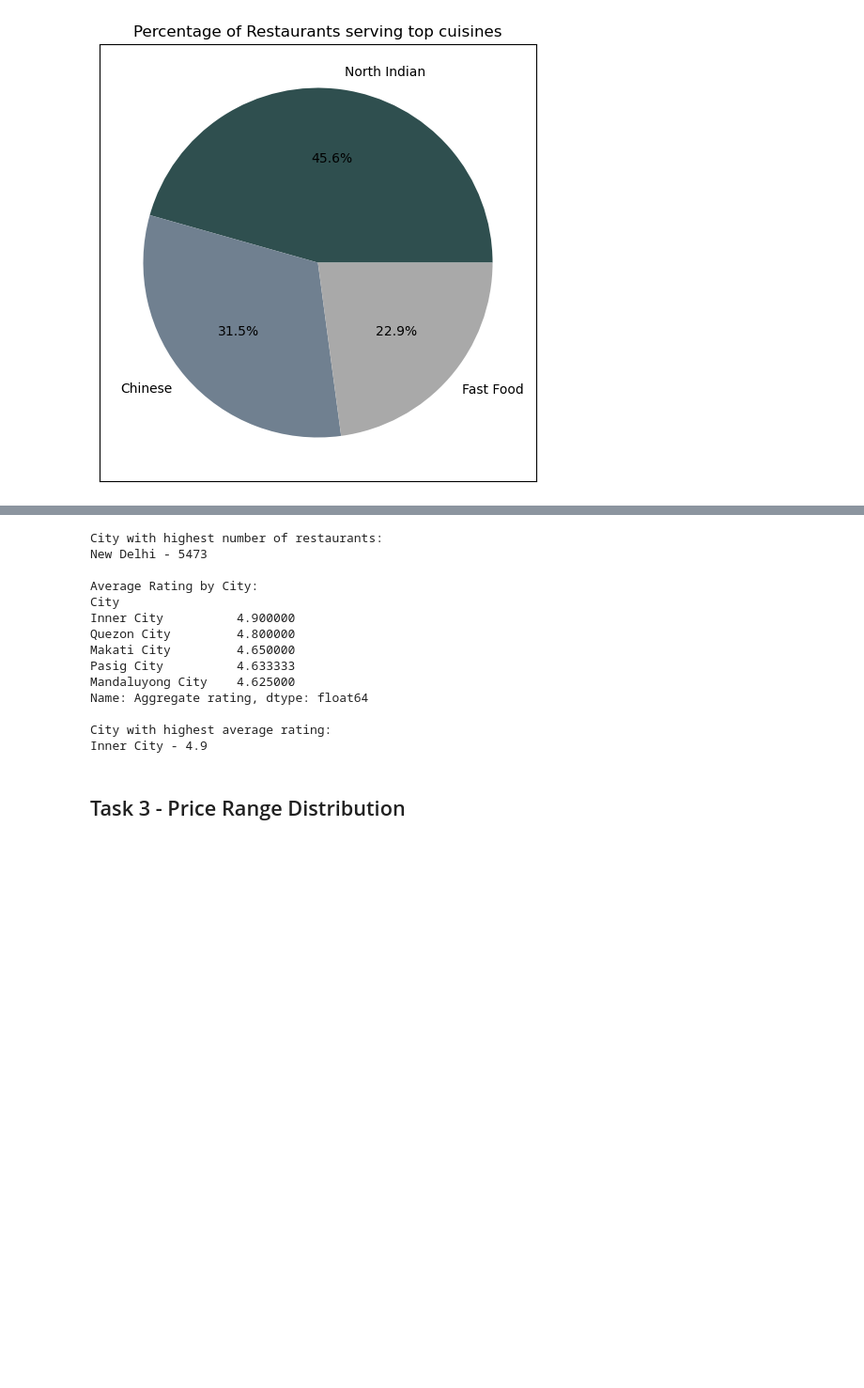
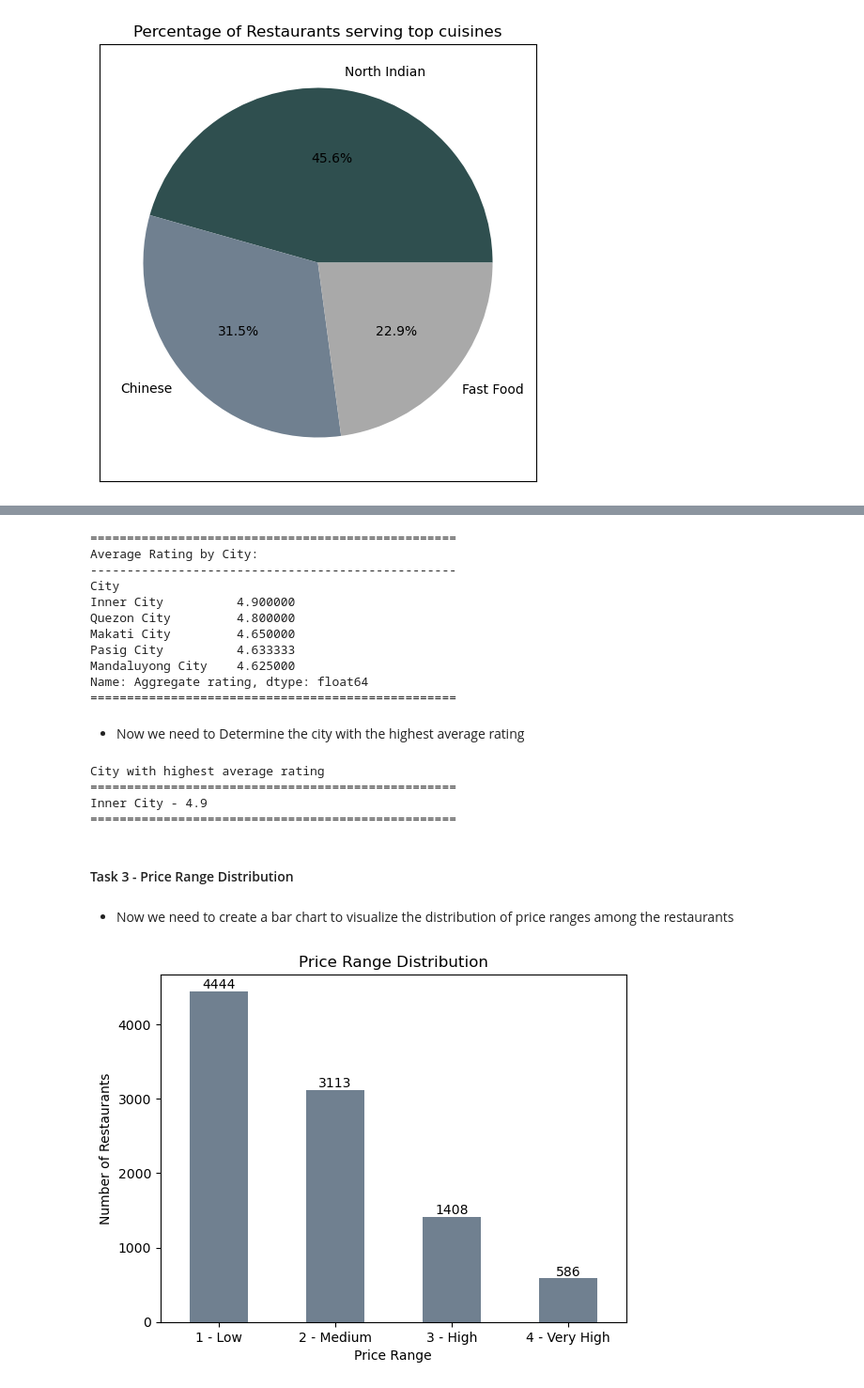
Before and after one commit to MrinmoyTalukdar27/Cognifyz-internship-project, a Jupyter notebook: Task-1.ipynb, the cells around one changed output, grey strips where cells are left out. Shown at 94% size. Saved outputs shown, nothing was run; the diff lists cells and outputs as text; code cells hidden in the pictures; blank space fills up the shorter version.

```diff
--- a/Task-1.ipynb
+++ b/Task-1.ipynb
@@ -130,25 +139,16 @@ Name: count, dtype: float64
 # %%
-# City with highest number of restaurants
-top_city = df['City'].value_counts().idxmax()
-top_city_count = df['City'].value_counts().max()
 
-print("City with highest number of restaurants:")
-print(top_city, "-", top_city_count)
-
-# Average rating by city
 city_rating = df.groupby('City')['Aggregate rating'].mean().sort_values(ascending=False)
 
-print("\nAverage Rating by City:")
+print('='*50)
+print("Average Rating by City:")
+print('-'*50)
 print(city_rating.head())
-
-# City with highest average rating
-print("\nCity with highest average rating:")
-print(city_rating.idxmax(), "-", city_rating.max())
+print('='*50)
 # %% [output]
-City with highest number of restaurants:
-New Delhi - 5473
-
+==================================================
 Average Rating by City:
+--------------------------------------------------
 City
 Inner City          4.900000
 Quezon City         4.800000
@@ -156,8 +156,36 @@ Makati City         4.650000
 Pasig City          4.633333
 Mandaluyong City    4.625000
 Name: Aggregate rating, dtype: float64
-
-City with highest average rating:
-Inner City - 4.9
+==================================================
+# %% [markdown]
+- Now we need to  Determine the city with the highest average rating
+# %%
+print("City with highest average rating")
+print('='*50)
+print(city_rating.idxmax(), "-", city_rating.max())
+print('='*50)
+# %% [output]
+City with highest average rating
+==================================================
+Inner City - 4.9
+==================================================
 # %% [markdown]
-## Task 3 - Price Range Distribution
+#### Task 3 - Price Range Distribution
+# %% [markdown]
+- Now we need to create a bar chart to visualize the distribution of price ranges among the restaurants
+# %%
+price_counts = df['Price range'].value_counts().sort_index()
+
+price_labels = {1: '1 - Low',2: '2 - Medium',3: '3 - High', 4: '4 - Very High'}
+
+price_counts_labeled = price_counts.rename(index=price_labels)
+ax = price_counts_labeled.plot(kind='bar', color=['slategray'])
+ax.bar_label(ax.containers[0])
+
+plt.title('Price Range Distribution')
+plt.xlabel('Price Range')
+plt.ylabel('Number of Restaurants')
+plt.xticks(rotation=0)
+plt.show()
+# %% [output]
+[figure, added]
```
Also changed, not shown: parts of 18 cells of this notebook.
